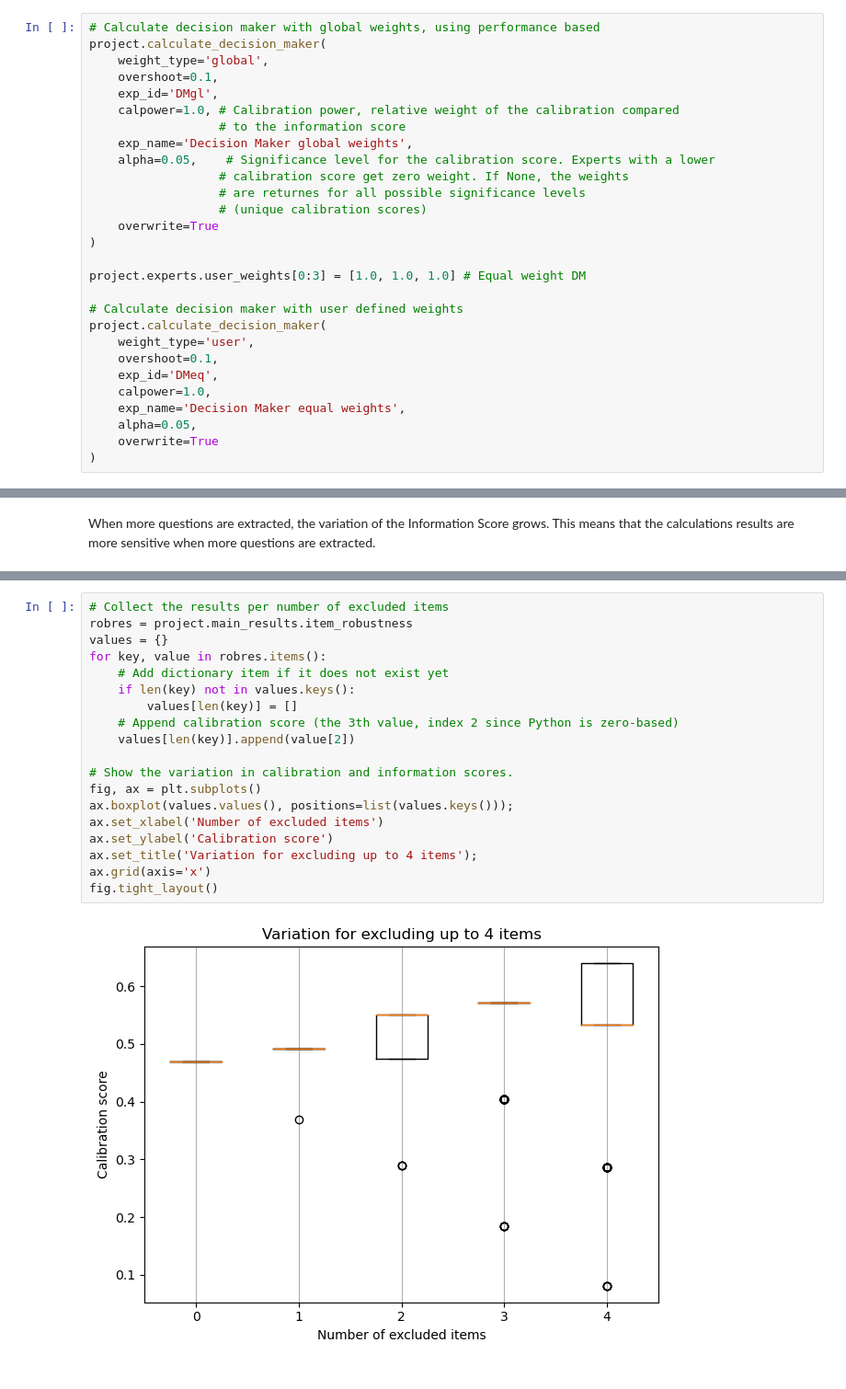
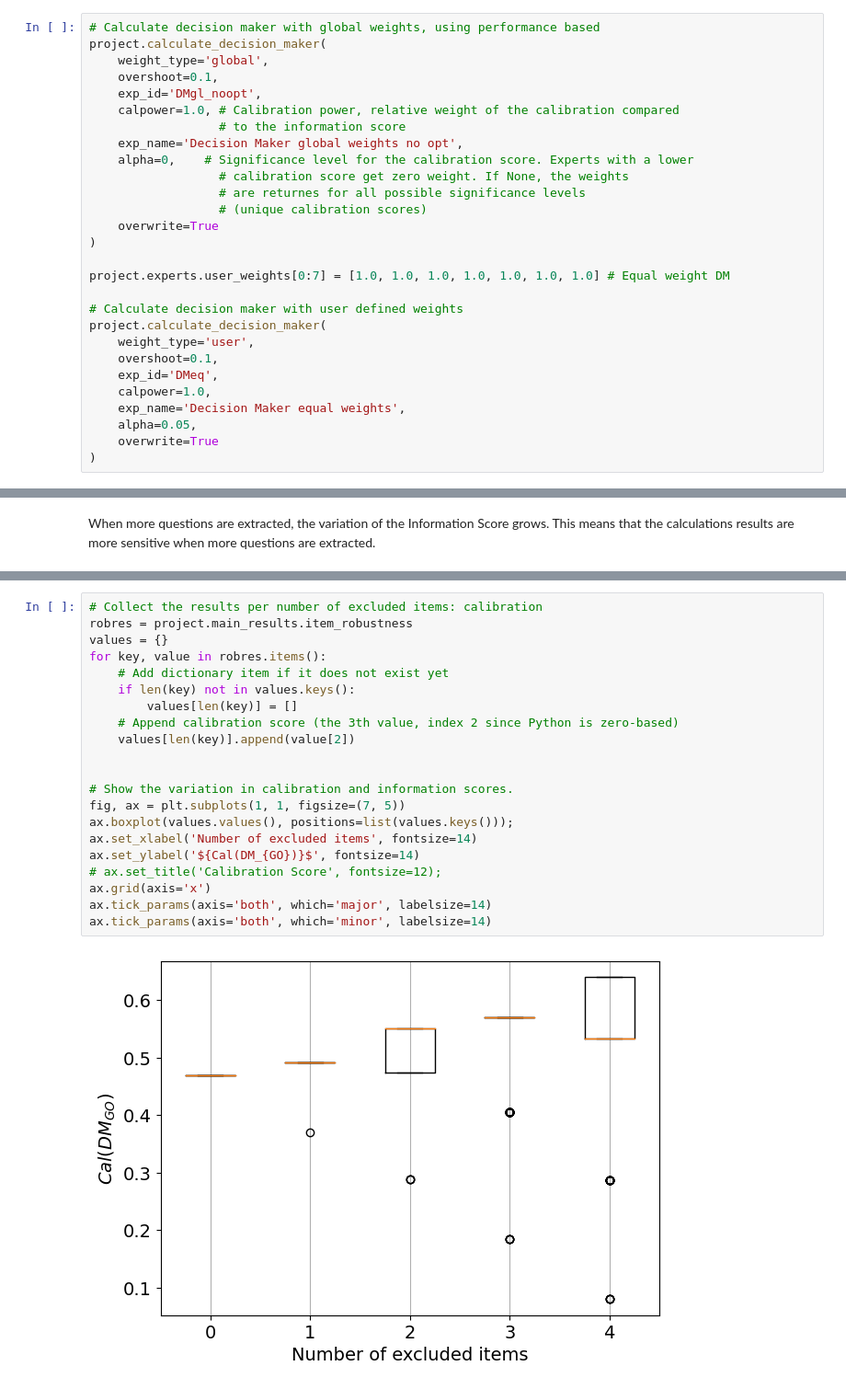
Before and after one commit to patmanas/burros, a Jupyter notebook: analysis_elicitation.ipynb, the cells around one changed output, grey strips where cells are left out. Shown at 92% size. Cells and saved outputs as stored; diff of their text form.

```diff
--- a/analysis_elicitation.ipynb
+++ b/analysis_elicitation.ipynb
@@ -323,18 +324,18 @@ In the following blocks, you can see an example on how to calculate a Decision M
 project.calculate_decision_maker(
     weight_type='global',
     overshoot=0.1,
-    exp_id='DMgl',
+    exp_id='DMgl_noopt',
     calpower=1.0, # Calibration power, relative weight of the calibration compared
                   # to the information score
-    exp_name='Decision Maker global weights',
-    alpha=0.05,    # Significance level for the calibration score. Experts with a lower
+    exp_name='Decision Maker global weights no opt',
+    alpha=0,    # Significance level for the calibration score. Experts with a lower
                   # calibration score get zero weight. If None, the weights
                   # are returnes for all possible significance levels
                   # (unique calibration scores)
     overwrite=True
 )
 
-project.experts.user_weights[0:3] = [1.0, 1.0, 1.0] # Equal weight DM
+project.experts.user_weights[0:7] = [1.0, 1.0, 1.0, 1.0, 1.0, 1.0, 1.0] # Equal weight DM
 
 # Calculate decision maker with user defined weights
 project.calculate_decision_maker(
@@ -572,21 +824,23 @@ fig.tight_layout()
 # %%
-# Collect the results per number of excluded items
+# Collect the results per number of excluded items: calibration
 robres = project.main_results.item_robustness
 values = {}
 for key, value in robres.items():
     # Add dictionary item if it does not exist yet
     if len(key) not in values.keys():
         values[len(key)] = []
     # Append calibration score (the 3th value, index 2 since Python is zero-based)
     values[len(key)].append(value[2])
 
+
 # Show the variation in calibration and information scores.
-fig, ax = plt.subplots()
+fig, ax = plt.subplots(1, 1, figsize=(7, 5))
 ax.boxplot(values.values(), positions=list(values.keys()));
-ax.set_xlabel('Number of excluded items')
-ax.set_ylabel('Calibration score')
-ax.set_title('Variation for excluding up to 4 items');
+ax.set_xlabel('Number of excluded items', fontsize=14)
+ax.set_ylabel('${Cal(DM_{GO})}$', fontsize=14)
+# ax.set_title('Calibration Score', fontsize=12);
 ax.grid(axis='x')
-fig.tight_layout()
+ax.tick_params(axis='both', which='major', labelsize=14)
+ax.tick_params(axis='both', which='minor', labelsize=14)
 # %% [output]
-[figure, old version]
+[figure, new version]
```
Also changed, not shown: parts of 18 cells of this notebook.
